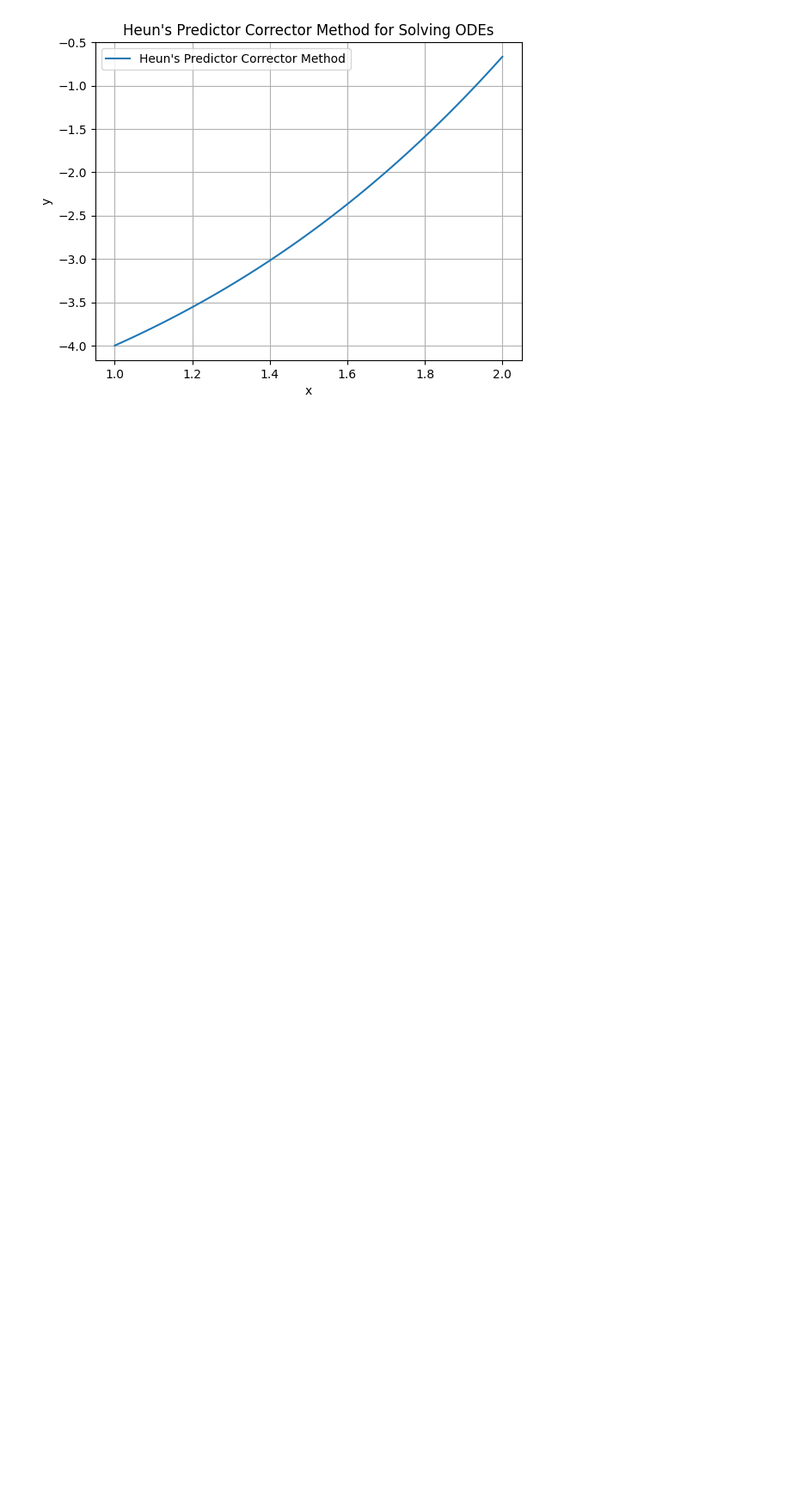
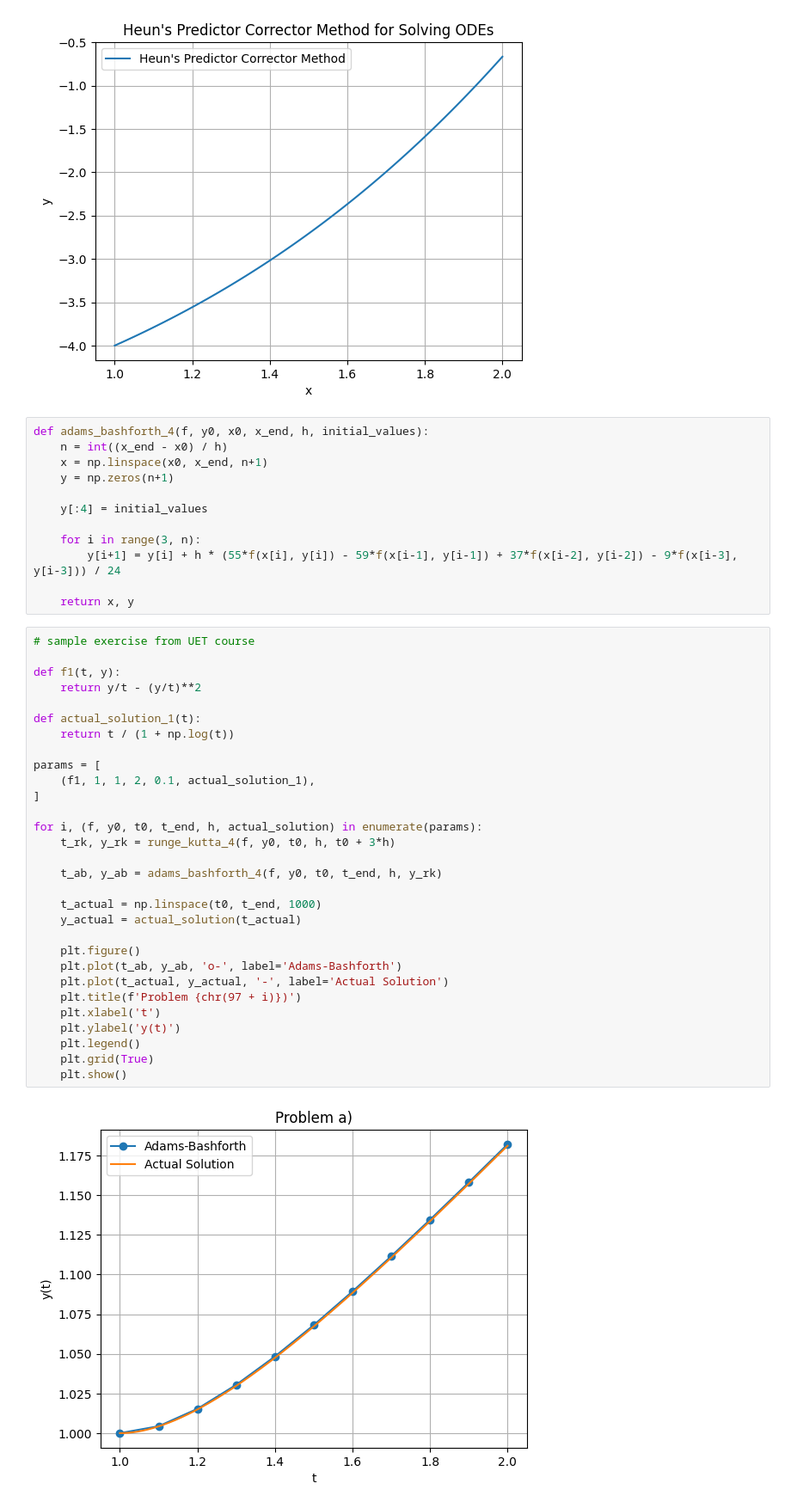
Before and after one commit to maple1606/Math-Notebook, a Jupyter notebook: ODEs/ODEs.ipynb, the cells around one changed output. Shown at 86% size. Saved outputs shown, nothing was run; the diff lists cells and outputs as text; blank space fills up the shorter version.

```diff
--- a/ODEs/ODEs.ipynb
+++ b/ODEs/ODEs.ipynb
@@ -144,3 +144,47 @@ plt.grid(True)
 plt.show()
 # %% [output]
 [figure]
+# %%
+def adams_bashforth_4(f, y0, x0, x_end, h, initial_values):
+    n = int((x_end - x0) / h)
+    x = np.linspace(x0, x_end, n+1)
+    y = np.zeros(n+1)
+
+    y[:4] = initial_values
+
+    for i in range(3, n):
+        y[i+1] = y[i] + h * (55*f(x[i], y[i]) - 59*f(x[i-1], y[i-1]) + 37*f(x[i-2], y[i-2]) - 9*f(x[i-3], y[i-3])) / 24
+
+    return x, y
+# %%
+# sample exercise from UET course
+
+def f1(t, y):
+    return y/t - (y/t)**2
+
+def actual_solution_1(t):
+    return t / (1 + np.log(t))
+
+params = [
+    (f1, 1, 1, 2, 0.1, actual_solution_1),
+]
+
+for i, (f, y0, t0, t_end, h, actual_solution) in enumerate(params):
+    t_rk, y_rk = runge_kutta_4(f, y0, t0, h, t0 + 3*h)
+
+    t_ab, y_ab = adams_bashforth_4(f, y0, t0, t_end, h, y_rk)
+
+    t_actual = np.linspace(t0, t_end, 1000)
+    y_actual = actual_solution(t_actual)
+
+    plt.figure()
+    plt.plot(t_ab, y_ab, 'o-', label='Adams-Bashforth')
+    plt.plot(t_actual, y_actual, '-', label='Actual Solution')
+    plt.title(f'Problem {chr(97 + i)})')
+    plt.xlabel('t')
+    plt.ylabel('y(t)')
+    plt.legend()
+    plt.grid(True)
+    plt.show()
+# %% [output]
+[figure, added]
```
Also changed, not shown: parts of 4 cells of this notebook, 6 other files.
